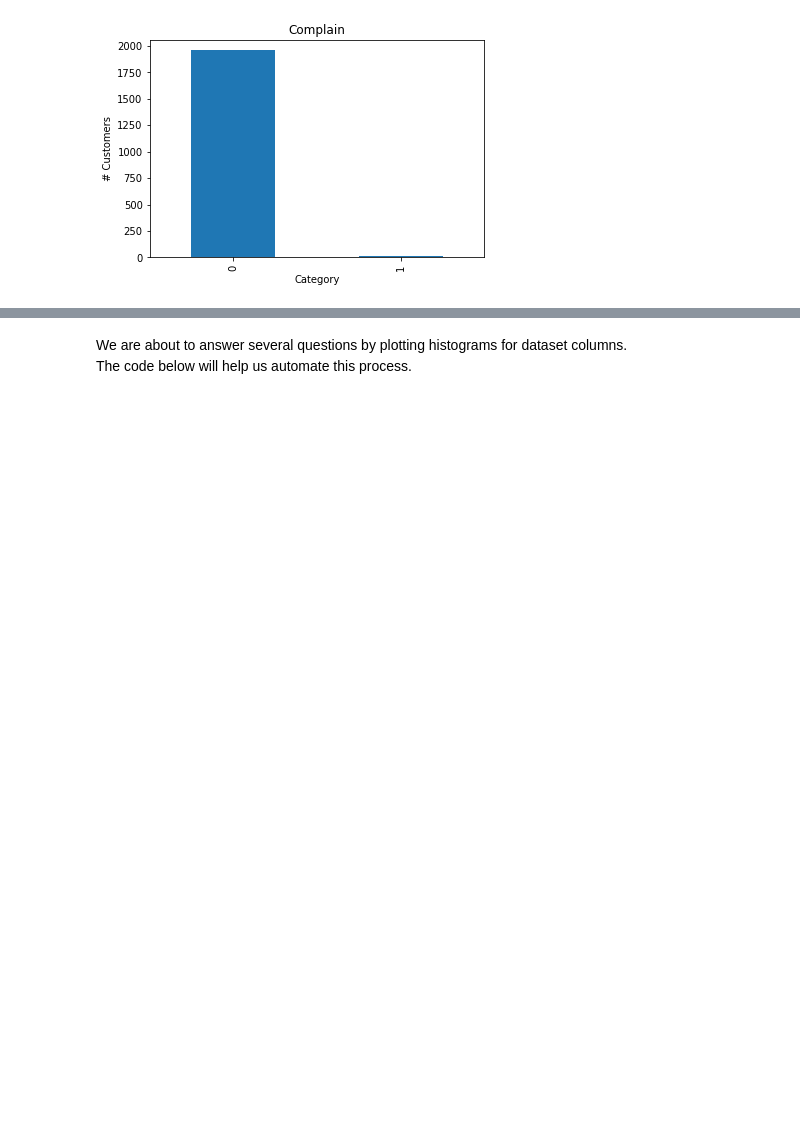
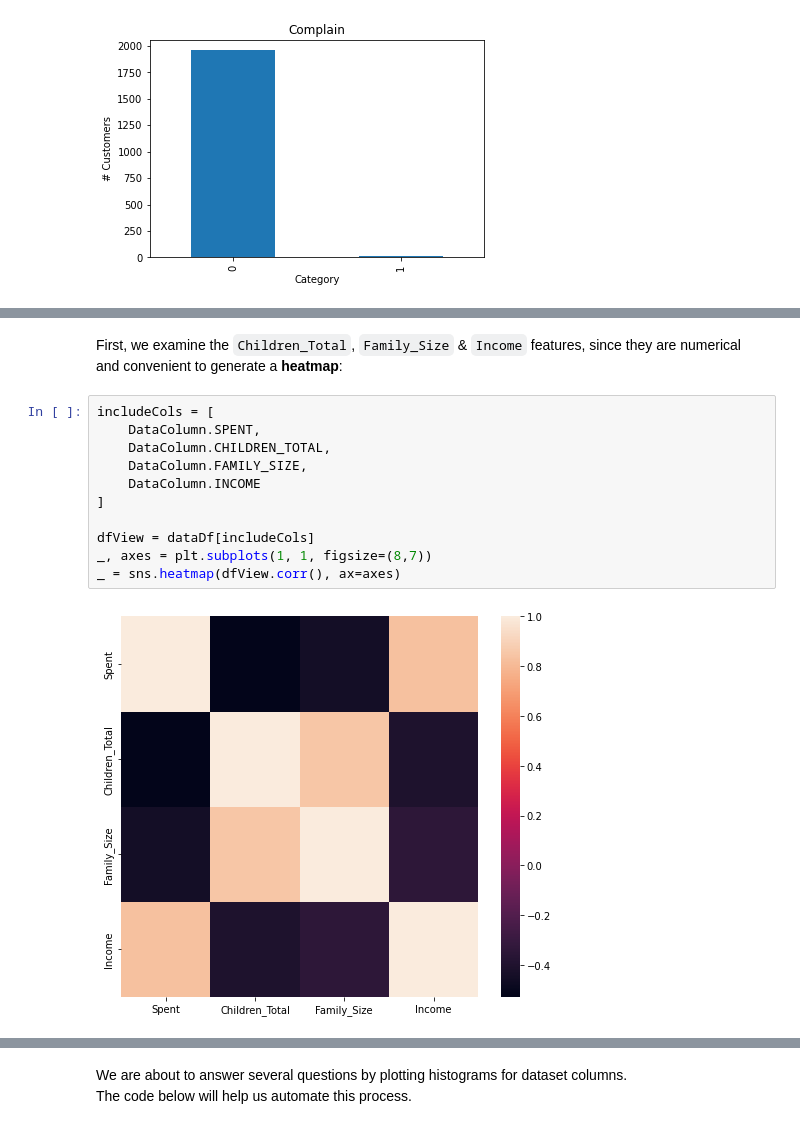
Before and after one commit to pspanoudakis/Data-Mining-Techniques-Projects, a Jupyter notebook: project1/CustomerPersonalityAnalysis.ipynb, the cells around one changed output, grey strips where cells are left out. Saved outputs shown, nothing was run; the diff lists cells and outputs as text; blank space fills up the shorter version.

```diff
--- a/project1/CustomerPersonalityAnalysis.ipynb
+++ b/project1/CustomerPersonalityAnalysis.ipynb
@@ -460,0 +468,15 @@ In total, **17 customers** have complained at least once.
+# %% [markdown]
+First, we examine the `Children_Total`, `Family_Size` & `Income` features, since they are numerical and convenient to generate a **heatmap**:
+# %%
+includeCols = [
+    DataColumn.SPENT,
+    DataColumn.CHILDREN_TOTAL,
+    DataColumn.FAMILY_SIZE,
+    DataColumn.INCOME
+]
+
+dfView = dataDf[includeCols]
+_, axes = plt.subplots(1, 1, figsize=(8,7))
+_ = sns.heatmap(dfView.corr(), ax=axes)
+# %% [output]
+[figure, added]
```
Also changed, not shown: parts of 5 cells of this notebook.
